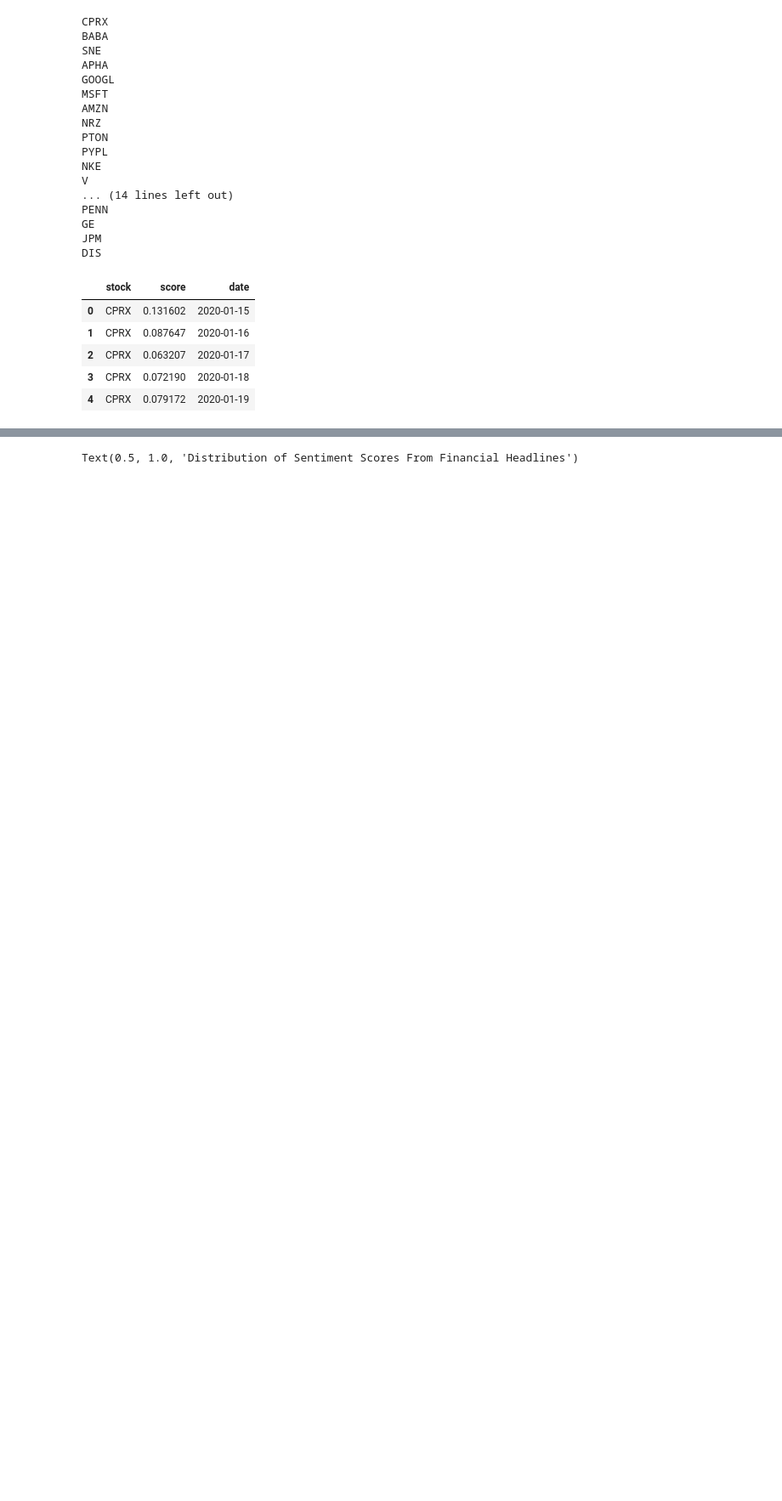
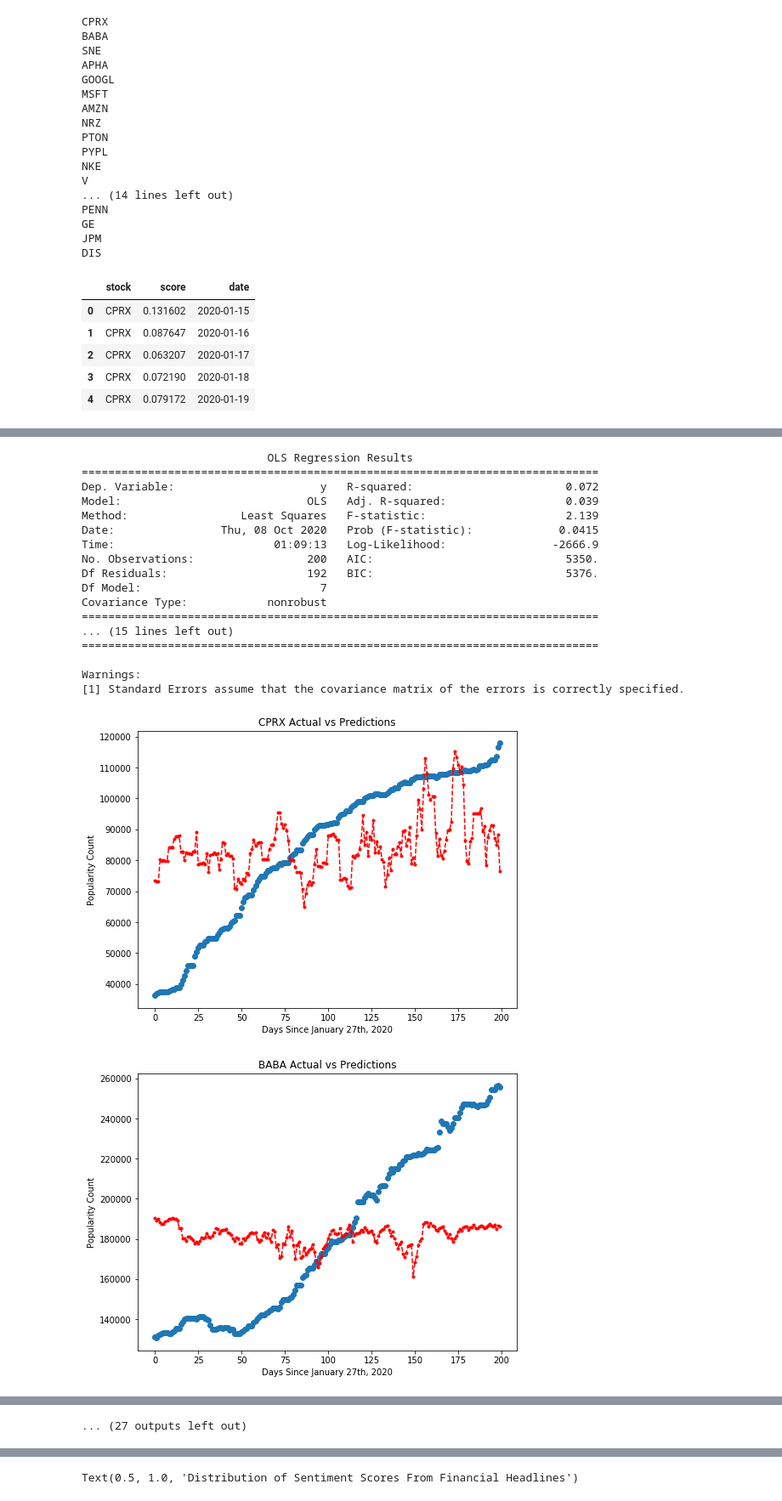
Before and after one commit to liv0829/DS4ATeam26, a Jupyter notebook: Financial News Fitting.ipynb, the cells around one changed output, grey strips where cells are left out. Shown at 85% size. Drawn from its saved outputs; the diff is of its cells as text; code cells hidden in the pictures; blank space fills up the shorter version.

```diff
--- a/Financial News Fitting.ipynb
+++ b/Financial News Fitting.ipynb
@@ -33,3 +44,6 @@ companies = ['CPRX', 'BABA', 'SNE', 'APHA', 'GOOGL', 'MSFT', 'AMZN', 'NRZ', 'PTO
 # All dates we have data for in string format
 dates = pd.date_range(start="2020-01-15",end="2020-08-15")
 dates = [date.strftime('%Y-%m-%d') for date in list(dates)]
+# %%
+r_data = robinhood_data[robinhood_data['date'] == "2020-08-13"]
+print([r_data[comp].values[0] for comp in companies])
@@ -40,6 +56,9 @@ smoothed_scores = {}
 smoothed_scores['stock'] = []
 smoothed_scores['score'] = []
 smoothed_scores['date'] = []
+smoothed_scores['pos_count'] = []
+smoothed_scores['neg_count'] = []
+smoothed_scores['all_counts'] = []
 
 window = 7
 for company in companies:
@@ -49,11 +68,19 @@ for company in companies:
     for i in range(len(dates) - window - 1):
         smoothed_scores['date'].append(dates[i + window - 1])
         score = 0
+        pos = 0
+        neg = 0
         for date in dates[i:i + window]:
             s = news_data[news_data['date'] == date]['compound']
             if len(s):
                 score += s.mean()
+            pos += sum(s >= .05)
+            neg += sum(s <= -.05)
         smoothed_scores['score'].append(score)
+        smoothed_scores['pos_count'].append(pos)
+        smoothed_scores['neg_count'].append(neg)
+        r_data = robinhood_data[robinhood_data['date'] == date]
+        smoothed_scores['all_counts'].append(sum([r_data[comp].values[0] for comp in companies if r_data[comp].values[0] == r_data[comp].values[0]]))
 # %% [output]
 CPRX
 BABA
@@ -145,11 +173,11 @@ for company in companies:
         x.append([])
         # Iterating through our window and adding the mean
         for date in dates[6:-2][i:i + window]:
-            s = news_data[news_data['date'] == date]['compound']
+            s = news_data[(news_data['date'] == date) & (news_data['stock'] == company)]['compound']
             if len(s):
                 x[-1].append(s.sum())
             else:
-                x.append(0)
+                x[-1].append(0)
 
     # Fitting our model
     x = sm.add_constant(x) # adding a constant
@@ -165,3 +193,4 @@ for company in companies:
     plt.ylabel('Popularity Count')
     plt.title(company + ' Actual vs Predictions')
     plt.savefig('./graphs/' + company + '.png')
+# %% [output]
@@ -167,0 +333,19 @@ for company in companies:
+                            OLS Regression Results
+==============================================================================
+Dep. Variable:                      y   R-squared:                       0.072
+Model:                            OLS   Adj. R-squared:                  0.039
+Method:                 Least Squares   F-statistic:                     2.139
+Date:                Thu, 08 Oct 2020   Prob (F-statistic):             0.0415
+Time:                        01:09:13   Log-Likelihood:                -2666.9
+No. Observations:                 200   AIC:                             5350.
+Df Residuals:                     192   BIC:                             5376.
+Df Model:                           7
+Covariance Type:            nonrobust
+==============================================================================
+... (15 lines left out)
+==============================================================================
+
+Warnings:
+[1] Standard Errors assume that the covariance matrix of the errors is correctly specified.
+[figure, added]
+[figure, added]
@@ -167,0 +353 @@ for company in companies:
+... (27 outputs left out)
```
Also changed, not shown: parts of 9 cells of this notebook.
